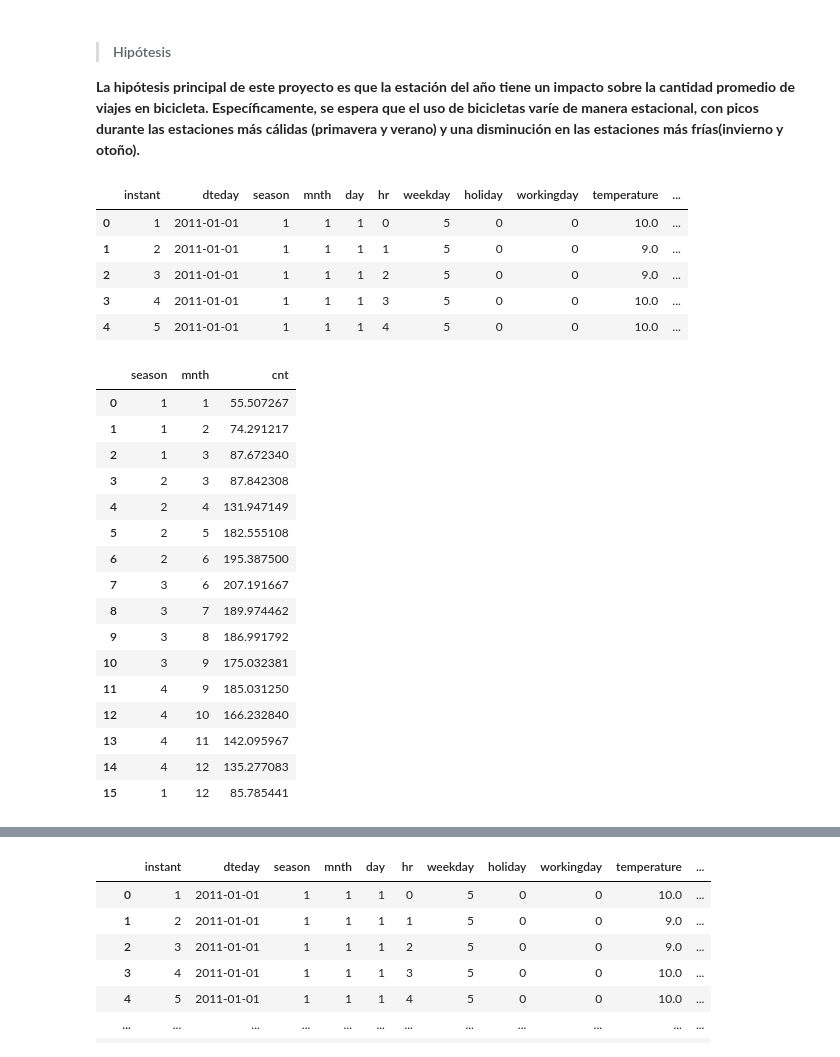
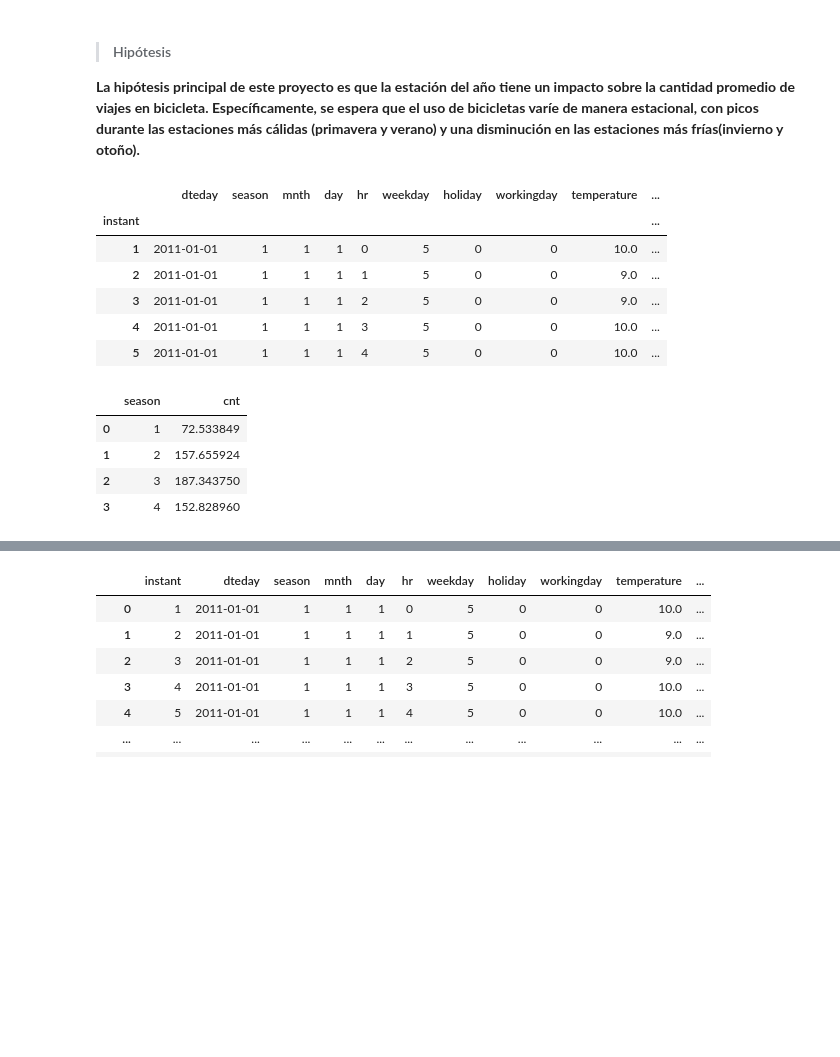
Before and after one commit to solfontan/Capital_Bikeshare_EDA, a Jupyter notebook: Datos_analisis.ipynb, the cells around one changed output, grey strips where cells are left out. Drawn from its saved outputs; the diff is of its cells as text; code cells hidden in the pictures; blank space fills up the shorter version.

```diff
--- a/Datos_analisis.ipynb
+++ b/Datos_analisis.ipynb
@@ -633,33 +640,22 @@ import numpy as np
 import matplotlib.pyplot as plt
 import seaborn as sns
 
-df2011 = pd.read_csv('./data/Dataset_clear_2011.csv', sep=',')
-df2011.head()
+df2011 = pd.read_csv('./data/Dataset_clear_2011.csv', sep=',', parse_dates=['dteday'])
+df2011.set_index('instant').head()
 # %% [output]
-|  | instant | dteday | season | mnth | day | hr | weekday | holiday | workingday | temperature | ... |
-| 0 | 1 | 2011-01-01 | 1 | 1 | 1 | 0 | 5 | 0 | 0 | 10.0 | ... |
-| 1 | 2 | 2011-01-01 | 1 | 1 | 1 | 1 | 5 | 0 | 0 | 9.0 | ... |
-| 2 | 3 | 2011-01-01 | 1 | 1 | 1 | 2 | 5 | 0 | 0 | 9.0 | ... |
-| 3 | 4 | 2011-01-01 | 1 | 1 | 1 | 3 | 5 | 0 | 0 | 10.0 | ... |
-| 4 | 5 | 2011-01-01 | 1 | 1 | 1 | 4 | 5 | 0 | 0 | 10.0 | ... |
+|  | dteday | season | mnth | day | hr | weekday | holiday | workingday | temperature | ... |
+| instant |  |  |  |  |  |  |  |  |  | ... |
+| 1 | 2011-01-01 | 1 | 1 | 1 | 0 | 5 | 0 | 0 | 10.0 | ... |
+| 2 | 2011-01-01 | 1 | 1 | 1 | 1 | 5 | 0 | 0 | 9.0 | ... |
+| 3 | 2011-01-01 | 1 | 1 | 1 | 2 | 5 | 0 | 0 | 9.0 | ... |
+| 4 | 2011-01-01 | 1 | 1 | 1 | 3 | 5 | 0 | 0 | 10.0 | ... |
+| 5 | 2011-01-01 | 1 | 1 | 1 | 4 | 5 | 0 | 0 | 10.0 | ... |
 # %%
-df_pregunta1 = df2011.groupby(['season','mnth'],sort=False)[['cnt']].mean().reset_index()
-df_pregunta1
+dfH1 = df2011.groupby('season')[['cnt']].mean().reset_index()
+dfH1
 # %% [output]
-|  | season | mnth | cnt |
-| 0 | 1 | 1 | 55.507267 |
-| 1 | 1 | 2 | 74.291217 |
-| 2 | 1 | 3 | 87.672340 |
-| 3 | 2 | 3 | 87.842308 |
-| 4 | 2 | 4 | 131.947149 |
-| 5 | 2 | 5 | 182.555108 |
-| 6 | 2 | 6 | 195.387500 |
-| 7 | 3 | 6 | 207.191667 |
-| 8 | 3 | 7 | 189.974462 |
-| 9 | 3 | 8 | 186.991792 |
-| 10 | 3 | 9 | 175.032381 |
-| 11 | 4 | 9 | 185.031250 |
-| 12 | 4 | 10 | 166.232840 |
-| 13 | 4 | 11 | 142.095967 |
-| 14 | 4 | 12 | 135.277083 |
-| 15 | 1 | 12 | 85.785441 |
+|  | season | cnt |
+| 0 | 1 | 72.533849 |
+| 1 | 2 | 157.655924 |
+| 2 | 3 | 187.343750 |
+| 3 | 4 | 152.828960 |
```
Also changed, not shown: parts of 29 cells of this notebook, 2 other files.
